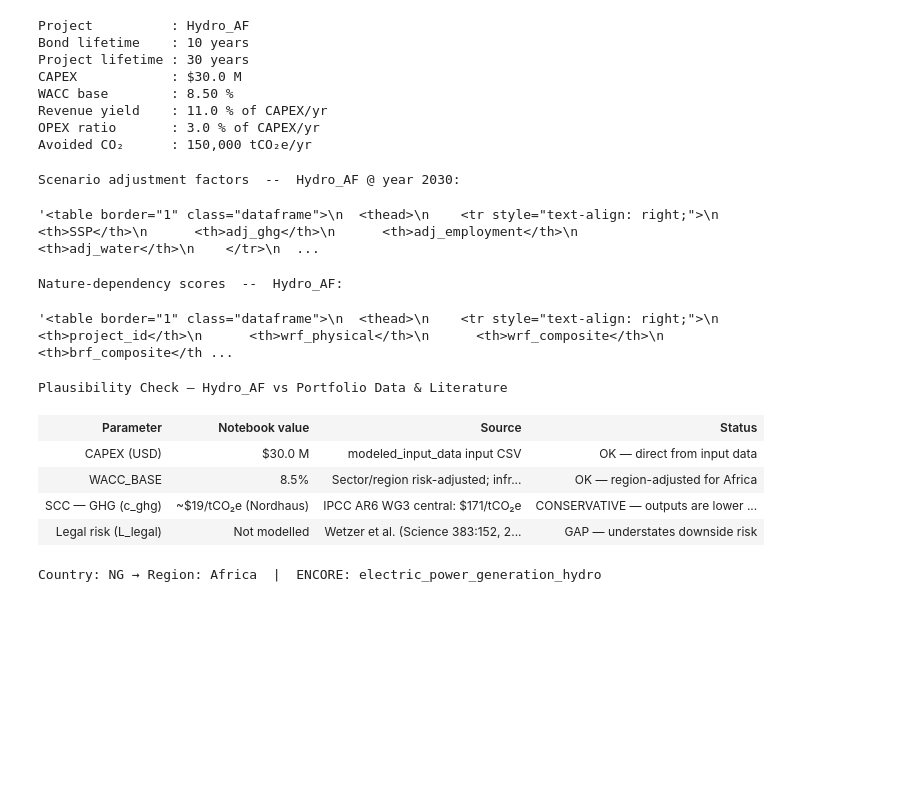
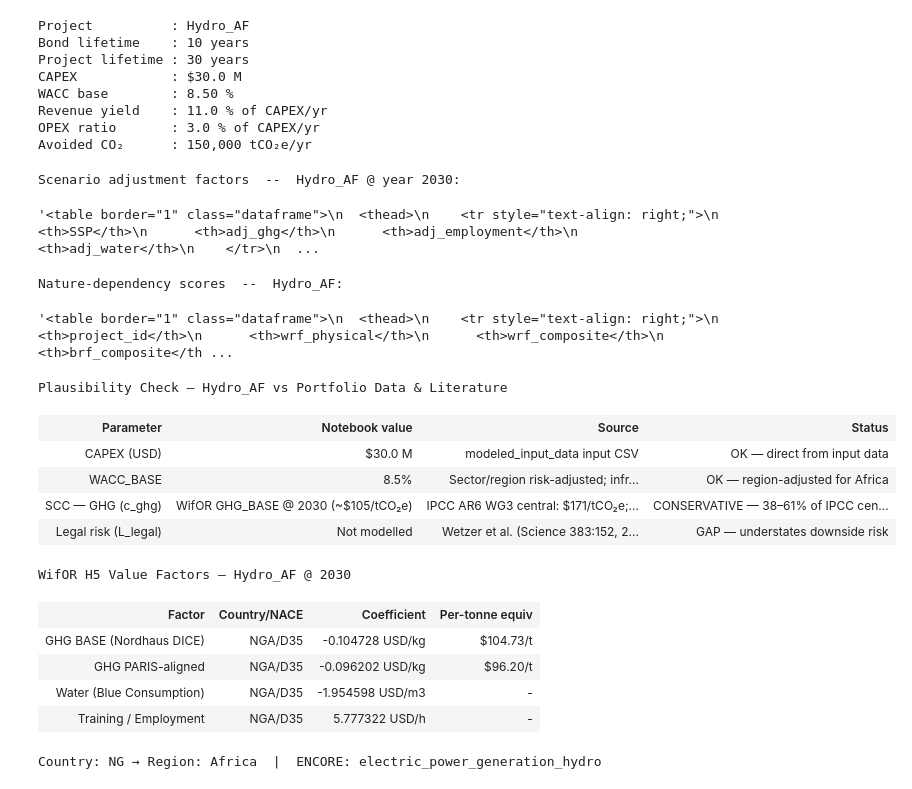
Before and after one commit to Greenings/transitionvaluation, a Jupyter notebook: project_assessment/integrated_finance/integrated_finance_Hydro_AF.ipynb, the cells around one changed output. Cells and saved outputs as stored; diff of their text form; code cells hidden in the pictures; blank space fills up the shorter version.

```diff
--- a/project_assessment/integrated_finance/integrated_finance_Hydro_AF.ipynb
+++ b/project_assessment/integrated_finance/integrated_finance_Hydro_AF.ipynb
@@ -103,36 +103,77 @@ try:
 except FileNotFoundError:
     warnings.warn('scenario_adjustment.csv not found -- skipping')
     sa_proj = pd.DataFrame()
 
 # -- Load dependency summary ------------------------------------------
 try:
     ds = pd.read_csv(_BASE / 'results/dependency_summary.csv')
     ds_proj = ds[ds['project_id'] == PROJ_ID]
     if ds_proj.empty:
         ds_proj = ds.head(1)
     cols = ['project_id','wrf_physical','wrf_composite','brf_composite',
             'overall_high_risk','revenue_at_risk_usd_m','top_dependency']
     cols = [c for c in cols if c in ds_proj.columns]
     print(f'\nNature-dependency scores  --  {PROJ_ID}:')
     display(ds_proj[cols].to_html(index=False))
 except FileNotFoundError:
     warnings.warn('dependency_summary.csv not found -- skipping')
     ds_proj = pd.DataFrame()
 
 # -- Plausibility check HTML table ------------------------------------
-_html = "<h3>Plausibility Check &#8212; Hydro_AF vs Portfolio Data &amp; Literature</h3>\n<style>\n.plaus td, .plaus th { padding:5px 10px; border:1px solid #ccc; font-size:13px; }\n.plaus th { background:#2c3e50; color:#fff; }\n.plaus .ok  { background:#d5f5e3; }\n.plaus .warn{ background:#fdebd0; }\n.plaus .err { background:#fadbd8; }\n</style>\n<table class='plaus'>\n<tr><th>Parameter</th><th>Notebook value</th><th>Source</th><th>Status</th></tr>\n<tr class='ok'><td>CAPEX (USD)</td><td>$30.0 M</td><td>modeled_input_data input CSV</td><td>OK &#8212; direct from input data</td></tr>\n<tr class='ok'><td>WACC_BASE</td><td>8.5%</td><td>Sector/region risk-adjusted; infra WACC 5&#8211;9%</td><td>OK &#8212; region-adjusted for Africa</td></tr>\n<tr class='warn'><td>SCC &#8212; GHG (c_ghg)</td><td>~$19/tCO&#8322;e (Nordhaus)</td><td>IPCC AR6 WG3 central: $171/tCO&#8322;e</td><td>CONSERVATIVE &#8212; outputs are lower bounds</td></tr>\n<tr class='err'><td>Legal risk (L_legal)</td><td>Not modelled</td><td>Wetzer et al. (Science 383:152, 2024)</td><td>GAP &#8212; understates downside risk</td></tr>\n</table>"
+_html = "<h3>Plausibility Check &#8212; Hydro_AF vs Portfolio Data &amp; Literature</h3>\n<style>\n.plaus td, .plaus th { padding:5px 10px; border:1px solid #ccc; font-size:13px; }\n.plaus th { background:#2c3e50; color:#fff; }\n.plaus .ok  { background:#d5f5e3; }\n.plaus .warn{ background:#fdebd0; }\n.plaus .err { background:#fadbd8; }\n</style>\n<table class='plaus'>\n<tr><th>Parameter</th><th>Notebook value</th><th>Source</th><th>Status</th></tr>\n<tr class='ok'><td>CAPEX (USD)</td><td>$30.0 M</td><td>modeled_input_data input CSV</td><td>OK &#8212; direct from input data</td></tr>\n<tr class='ok'><td>WACC_BASE</td><td>8.5%</td><td>Sector/region risk-adjusted; infra WACC 5&#8211;9%</td><td>OK &#8212; region-adjusted for Africa</td></tr>\n<tr class='warn'><td>SCC &#8212; GHG (c_ghg)</td><td>WifOR GHG_BASE @ 2030 (~$105/tCO&#8322;e)</td><td>IPCC AR6 WG3 central: $171/tCO&#8322;e; Paris-aligned: ~$115/tCO&#8322;e</td><td>CONSERVATIVE &#8212; 38&#8211;61% of IPCC central; outputs are lower bounds</td></tr>\n<tr class='err'><td>Legal risk (L_legal)</td><td>Not modelled</td><td>Wetzer et al. (Science 383:152, 2024)</td><td>GAP &#8212; understates downside risk</td></tr>\n</table>"
 display(HTML(_html))
+
+# -- WifOR H5 value factors for this project -------------------------
+try:
+    import sys as _sys
+    _sys.path.insert(0, str(_BASE.resolve()))
+    from assess import VF_FILE_SPECS, _resolve_wifor_dir, _load_vf_coeff, REGION_TO_ISO3, PROJECT_SECTOR_TO_NACE
+    _sec  = 'Energy'
+    _reg  = 'Africa'
+    _iso3 = REGION_TO_ISO3.get(_reg, 'DEU')
+    _nace = PROJECT_SECTOR_TO_NACE.get(_sec, 'Q')
+    _VF_DIR = _resolve_wifor_dir()
+    if _VF_DIR:
+        _vf_rows = []
+        for _key, _lbl, _unit in [
+            ('ghg',       'GHG BASE (Nordhaus DICE)', 'USD/kg'),
+            ('ghg_paris', 'GHG PARIS-aligned',        'USD/kg'),
+            ('water',     'Water (Blue Consumption)', 'USD/m3'),
+            ('training',  'Training / Employment',    'USD/h'),
+        ]:
+            _spec = {**VF_FILE_SPECS[_key], 'year': str(YEAR_CAL)}
+            _v = _load_vf_coeff(_spec, _VF_DIR, _iso3, _nace)
+            _eq = f'${abs(_v)*1000:.2f}/t' if _key.startswith('ghg') and _v else '-'
+            _vf_rows.append(f'<tr><td>{_lbl}</td><td>{_iso3}/{_nace}</td>'
+                            f'<td>{_v:.6f} {_unit}</td><td>{_eq}</td></tr>')
+        _vf_html = ('<h4>WifOR H5 Value Factors &mdash; Hydro_AF @ ' + str(YEAR_CAL) + '</h4>'
+                    '<style>.vft td,.vft th{padding:4px 10px;border:1px solid #ccc;font-size:12px}'
+                    '.vft th{background:#34495e;color:#fff}</style>'
+                    "<table class='vft'><tr><th>Factor</th><th>Country/NACE</th>"
+                    '<th>Coefficient</th><th>Per-tonne equiv</th></tr>'
+                    + ''.join(_vf_rows) + '</table>')
+        display(HTML(_vf_html))
+    else:
+        print('WifOR H5 directory not found -- value factor table skipped')
+except Exception as _e:
+    print(f'Value factor table skipped: {_e}')
 # %% [output]
 Scenario adjustment factors  --  Hydro_AF @ year 2030:
 '<table border="1" class="dataframe">\n  <thead>\n    <tr style="text-align: right;">\n      <th>SSP</th>\n      <th>adj_ghg</th>\n      <th>adj_employment</th>\n      <th>adj_water</th>\n    </tr>\n  ...
 Nature-dependency scores  --  Hydro_AF:
 '<table border="1" class="dataframe">\n  <thead>\n    <tr style="text-align: right;">\n      <th>project_id</th>\n      <th>wrf_physical</th>\n      <th>wrf_composite</th>\n      <th>brf_composite</th ...
 Plausibility Check — Hydro_AF vs Portfolio Data & Literature
 | Parameter | Notebook value | Source | Status |
 | CAPEX (USD) | $30.0 M | modeled_input_data input CSV | OK — direct from input data |
 | WACC_BASE | 8.5% | Sector/region risk-adjusted; infr... | OK — region-adjusted for Africa |
-| SCC — GHG (c_ghg) | ~$19/tCO₂e (Nordhaus) | IPCC AR6 WG3 central: $171/tCO₂e | CONSERVATIVE — outputs are lower ... |
+| SCC — GHG (c_ghg) | WifOR GHG_BASE @ 2030 (~$105/tCO₂e) | IPCC AR6 WG3 central: $171/tCO₂e;... | CONSERVATIVE — 38–61% of IPCC cen... |
 | Legal risk (L_legal) | Not modelled | Wetzer et al. (Science 383:152, 2... | GAP — understates downside risk |
+WifOR H5 Value Factors — Hydro_AF @ 2030
+| Factor | Country/NACE | Coefficient | Per-tonne equiv |
+| GHG BASE (Nordhaus DICE) | NGA/D35 | -0.104728 USD/kg | $104.73/t |
+| GHG PARIS-aligned | NGA/D35 | -0.096202 USD/kg | $96.20/t |
+| Water (Blue Consumption) | NGA/D35 | -1.954598 USD/m3 | - |
+| Training / Employment | NGA/D35 | 5.777322 USD/h | - |
 # %%
 # ══════════════════════════════════════════════════════════════════
 # IMPORTS, COLOUR PALETTES, DEP CONSTANTS
```
Also changed, not shown: parts of 9 cells of this notebook, 10 other files.
